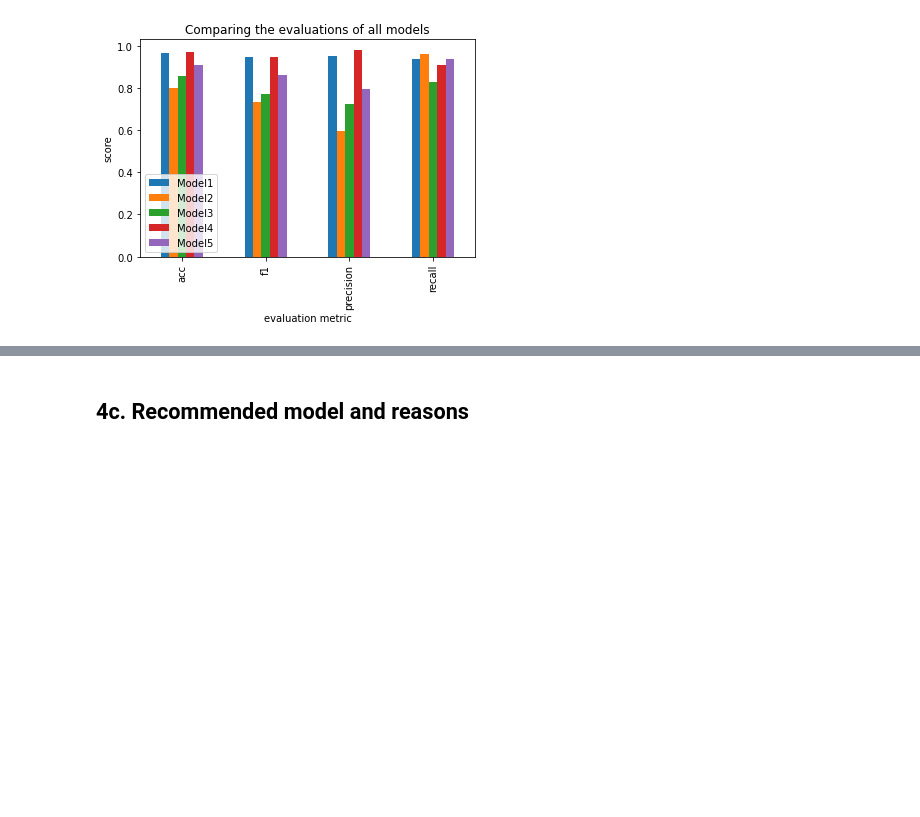
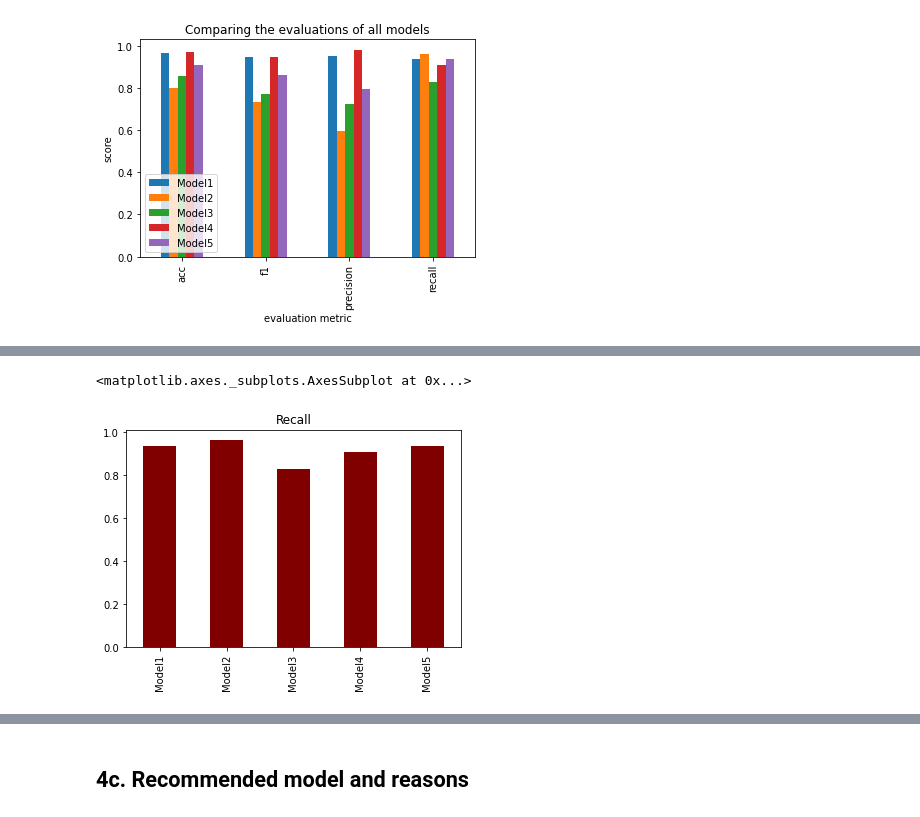
Before and after one commit to fezilemahlangu/Natural-Language-Processing-Project, a Jupyter notebook: NLP_project.ipynb, the cells around one changed output, grey strips where cells are left out. Drawn from its saved outputs; the diff is of its cells as text; code cells hidden in the pictures; blank space fills up the shorter version.

```diff
--- a/NLP_project.ipynb
+++ b/NLP_project.ipynb
@@ -834,0 +879,5 @@ Text(0, 0.5, 'score')
+# %%
+df90['recall'].plot.bar(title = "Recall",color="maroon")
+# %% [output]
+<matplotlib.axes._subplots.AxesSubplot at 0x...>
+[figure, added]
```
Also changed, not shown: parts of 23 cells of this notebook.
